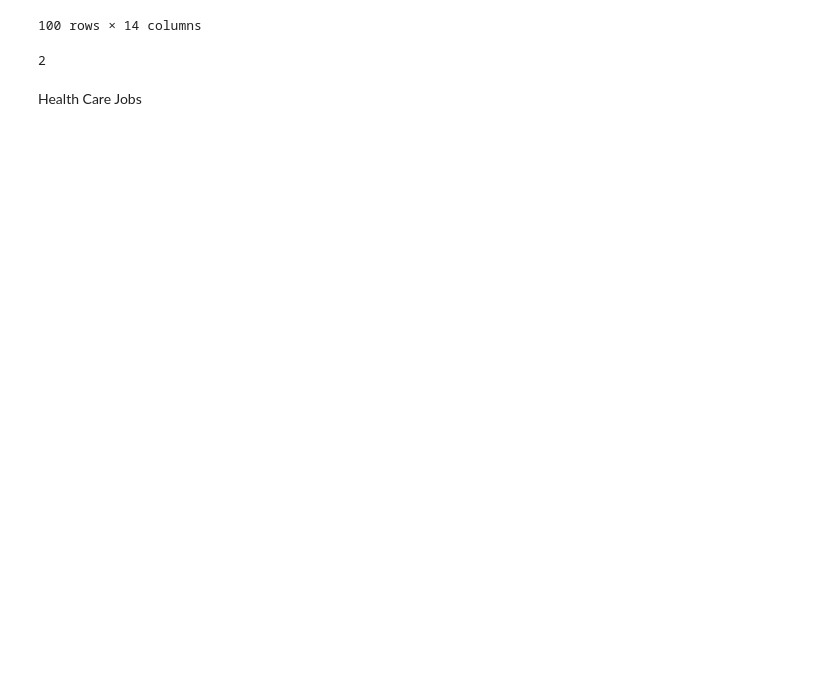
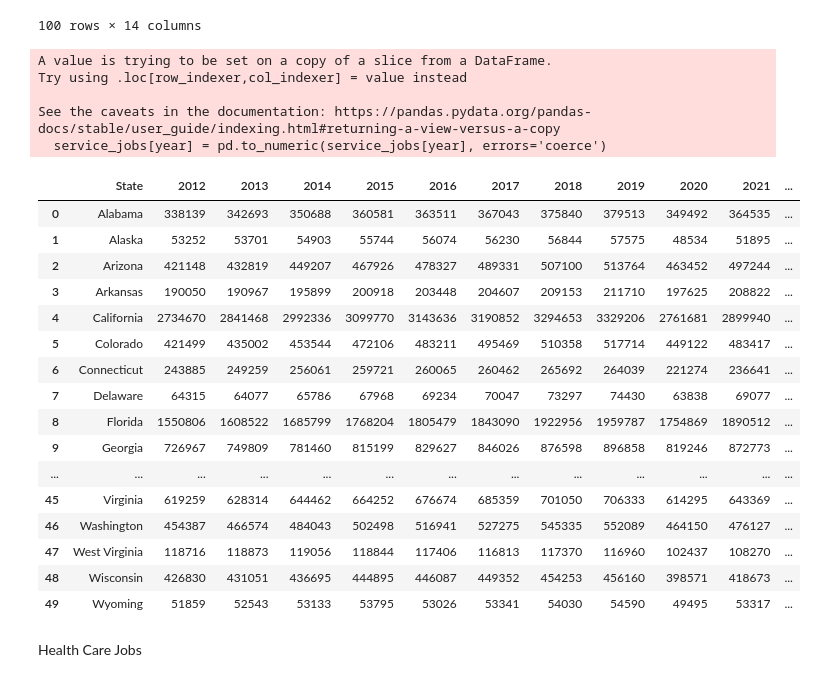
Before and after one commit to Tylerwilliams3644/Bootcamp-Project-1, a Jupyter notebook: Working Code/Employment/Employment.ipynb, the cells around one changed output. Drawn from its saved outputs; the diff is of its cells as text; code cells hidden in the pictures; blank space fills up the shorter version.

```diff
--- a/Working Code/Employment/Employment.ipynb
+++ b/Working Code/Employment/Employment.ipynb
@@ -145,11 +193,50 @@ display(service_jobs)
 | 1642 | Wyoming | Accommodation and food services | Number of jobs | 33447 | 34078 | 34976 | 35606 | 35210 | 35578 | 35661 | ... |
 | 1643 | Wyoming | Other services (except government... | Number of jobs | 18412 | 18465 | 18157 | 18189 | 17816 | 17763 | 18369 | ... |
 100 rows × 14 columns
-# %%
-service_total_jobs = service_jobs["Location"] == "Alabama")
-service_total_jobs
-# %% [output]
-2
+# %%
+desired_years = "2012", "2013", "2014", "2015", "2016", "2017", "2018", "2019", "2020", "2021", "2022"
+
+for year in desired_years:
+    service_jobs[year] = pd.to_numeric(service_jobs[year], errors='coerce')
+
+desired_states = ["Alabama", "Alaska", "Arizona", "Arkansas","California","Colorado","Connecticut","Delaware","Florida","Georgia","Hawaii","Idaho","Illinois","Indiana","Iowa","Kansas","Kentucky","Louisiana","Maine","Maryland","Massachusetts","Michigan","Minnesota","Mississippi","Missouri","Montana","Nebraska","Nevada","New Hampshire","New Jersey","New Mexico","New York","North Carolina","North Dakota","Ohio","Oklahoma","Oregon","Pennsylvania","Rhode Island","South Carolina","South Dakota","Tennessee","Texas","Utah","Vermont","Virginia","Washington","West Virginia","Wisconsin","Wyoming"]
+
+all_service_jobs = []
+
+for state in desired_states:
+        find_service_job = service_jobs.loc[service_jobs["Location"] == state, desired_years].sum()
+        all_service_jobs.append(find_service_job)
+
+all_service_jobs = pd.DataFrame(all_service_jobs)
+all_service_jobs["State"] = desired_states
+
+column_to_move = "State"
+moved_column = all_service_jobs.pop(column_to_move)
+all_service_jobs.insert(0,column_to_move, moved_column)
+display(all_service_jobs)
+# %% [output]
+A value is trying to be set on a copy of a slice from a DataFrame.
+Try using .loc[row_indexer,col_indexer] = value instead
+
+See the caveats in the documentation: https://pandas.pydata.org/pandas-docs/stable/user_guide/indexing.html#returning-a-view-versus-a-copy
+  service_jobs[year] = pd.to_numeric(service_jobs[year], errors='coerce')
+|  | State | 2012 | 2013 | 2014 | 2015 | 2016 | 2017 | 2018 | 2019 | 2020 | 2021 | ... |
+| 0 | Alabama | 338139 | 342693 | 350688 | 360581 | 363511 | 367043 | 375840 | 379513 | 349492 | 364535 | ... |
+| 1 | Alaska | 53252 | 53701 | 54903 | 55744 | 56074 | 56230 | 56844 | 57575 | 48534 | 51895 | ... |
+| 2 | Arizona | 421148 | 432819 | 449207 | 467926 | 478327 | 489331 | 507100 | 513764 | 463452 | 497244 | ... |
+| 3 | Arkansas | 190050 | 190967 | 195899 | 200918 | 203448 | 204607 | 209153 | 211710 | 197625 | 208822 | ... |
+| 4 | California | 2734670 | 2841468 | 2992336 | 3099770 | 3143636 | 3190852 | 3294653 | 3329206 | 2761681 | 2899940 | ... |
+| 5 | Colorado | 421499 | 435002 | 453544 | 472106 | 483211 | 495469 | 510358 | 517714 | 449122 | 483417 | ... |
+| 6 | Connecticut | 243885 | 249259 | 256061 | 259721 | 260065 | 260462 | 265692 | 264039 | 221274 | 236641 | ... |
+| 7 | Delaware | 64315 | 64077 | 65786 | 67968 | 69234 | 70047 | 73297 | 74430 | 63838 | 69077 | ... |
+| 8 | Florida | 1550806 | 1608522 | 1685799 | 1768204 | 1805479 | 1843090 | 1922956 | 1959787 | 1754869 | 1890512 | ... |
+| 9 | Georgia | 726967 | 749809 | 781460 | 815199 | 829627 | 846026 | 876598 | 896858 | 819246 | 872773 | ... |
+| ... | ... | ... | ... | ... | ... | ... | ... | ... | ... | ... | ... | ... |
+| 45 | Virginia | 619259 | 628314 | 644462 | 664252 | 676674 | 685359 | 701050 | 706333 | 614295 | 643369 | ... |
+| 46 | Washington | 454387 | 466574 | 484043 | 502498 | 516941 | 527275 | 545335 | 552089 | 464150 | 476127 | ... |
+| 47 | West Virginia | 118716 | 118873 | 119056 | 118844 | 117406 | 116813 | 117370 | 116960 | 102437 | 108270 | ... |
+| 48 | Wisconsin | 426830 | 431051 | 436695 | 444895 | 446087 | 449352 | 454253 | 456160 | 398571 | 418673 | ... |
+| 49 | Wyoming | 51859 | 52543 | 53133 | 53795 | 53026 | 53341 | 54030 | 54590 | 49495 | 53317 | ... |
 # %% [markdown]
 Health Care Jobs
 # %%
```
Also changed, not shown: parts of 6 cells of this notebook, 1 other file.
